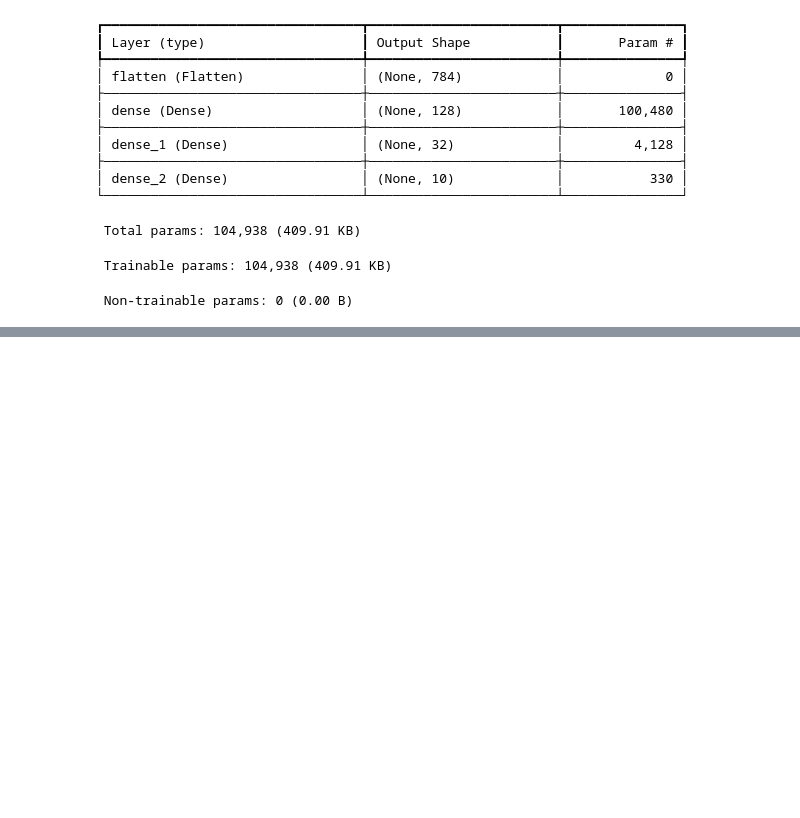
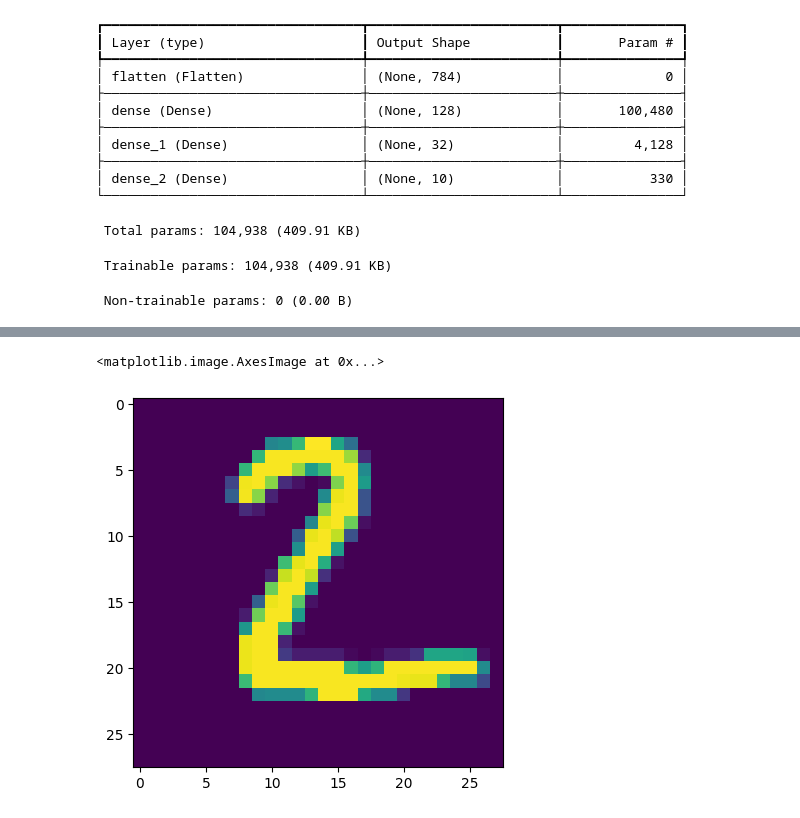
Before and after one commit to rishuagrawal1309/Machine_Learning, a Jupyter notebook: MNIST.ipynb, the cells around one changed output, grey strips where cells are left out. Cells and saved outputs as stored; diff of their text form; code cells hidden in the pictures; blank space fills up the shorter version.

```diff
--- a/MNIST.ipynb
+++ b/MNIST.ipynb
@@ -140,0 +162,5 @@ y_prob = model.predict(X_test)
+# %%
+plt.imshow(X_test[1])
+# %% [output]
+<matplotlib.image.AxesImage at 0x...>
+[figure, added]
```
Also changed, not shown: parts of 6 cells of this notebook.
